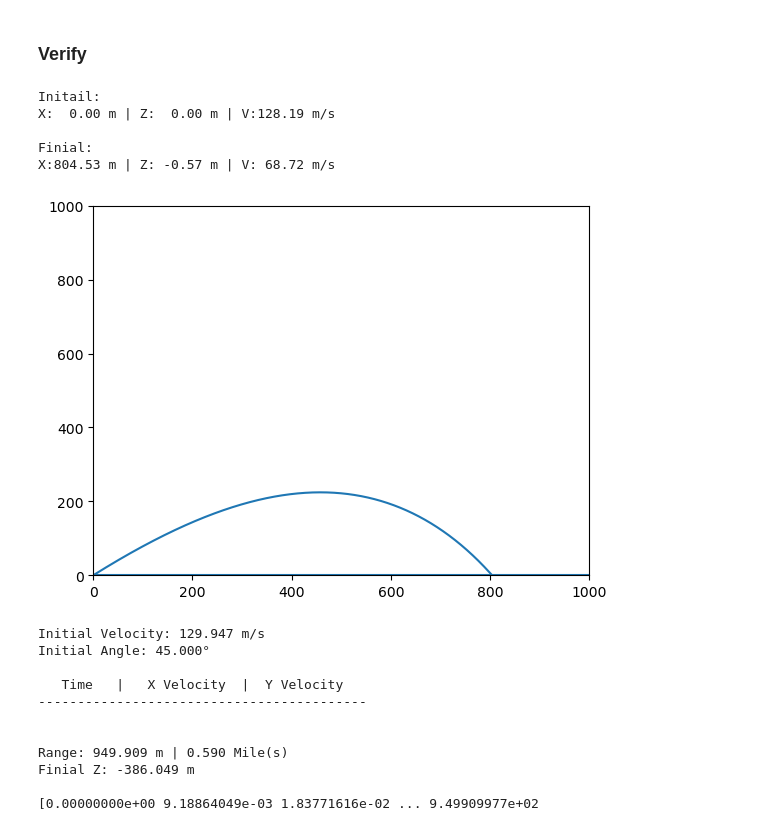
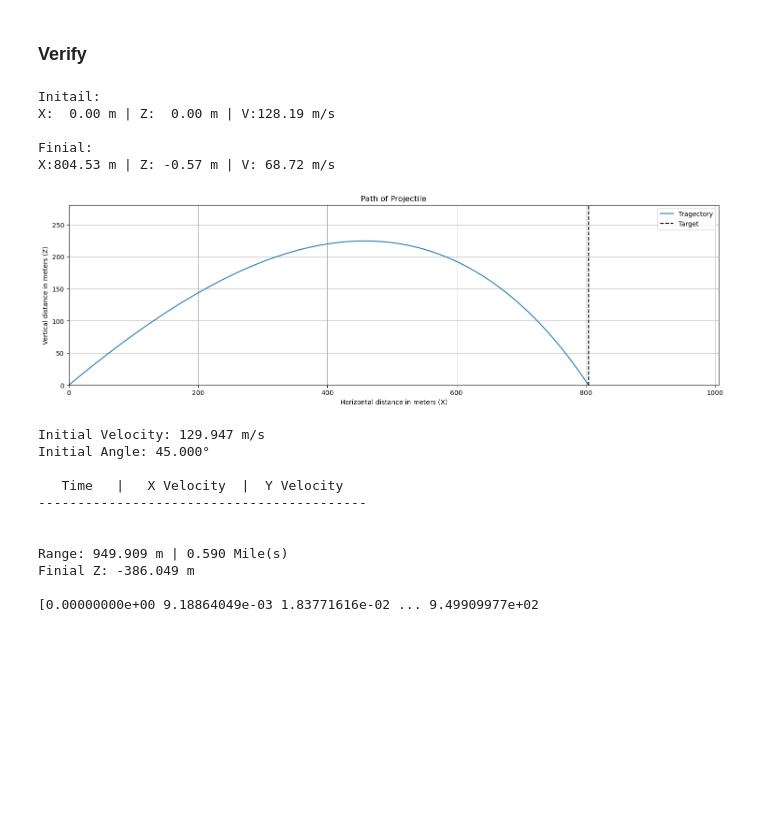
Before and after one commit to Hdog0723/Computing-Project-2, a Jupyter notebook: Project_2.ipynb, the cells around one changed output. Drawn from its saved outputs; the diff is of its cells as text; code cells hidden in the pictures; blank space fills up the shorter version.

```diff
--- a/Project_2.ipynb
+++ b/Project_2.ipynb
@@ -119,7 +119,8 @@ def Solve_Best(target_x, angles=np.arange(0, 80 , 5)):
 # %% [markdown]
 ### Test
 # %%
-best=Solve_Best(804.5)
+target=804.5
+best=Solve_Best(target)
 print(f"Best Tested Values:\nAngle:{best[0]:5.2f}\nVelocity:{best[1]:6.2f}")
 # %% [output]
 Best Tested Values:
@@ -128,34 +129,40 @@ Velocity:128.19
 # %% [markdown]
 ### Verify
 # %%
-# Validation
 v0=best[1] #m/s
 theta0=best[0]
 t_initial=0
 t_step=0.0001
 
 y0=np.array([0,0,v0*np.cos(np.deg2rad(theta0)),v0*np.sin(np.deg2rad(theta0))])
 
 t_c,v=Euler(t_initial,best[2],t_step,y0,system)
 
 initial=v[0]
 finial=v[len(v)-1]
 print(f'Initail:\nX:{initial[0]:6.2f} m | Z:{initial[1]:6.2f} m | V:{np.sqrt(initial[2]**2+initial[3]**2):6.2f} m/s\n')
 print(f'Finial:\nX:{finial[0]:6.2f} m | Z:{finial[1]:6.2f} m | V:{np.sqrt(finial[2]**2+finial[3]**2):6.2f} m/s')
 
 v=v.T
-plt.plot(v[0],v[1])
-plt.hlines(0,0,1000)
-plt.ylim((0,1000))
-plt.xlim((0,1000))
+figscale=5
+plt.figure(figsize=(figscale*v[0].max()/v[1].max(),figscale))
+plt.plot(v[0],v[1],label='Tragectory')
+plt.xlabel("Horizontal distance in meters (X)")
+plt.ylabel("Vertical distance in meters (Z)")
+plt.title("Path of Projectile")
+plt.vlines(target,0,v[1].max()*1.25,linestyles='--',colors='black',label='Target')
+plt.ylim((0,v[1].max()*1.25))
+plt.xlim((0,v[0].max()*1.25))
+plt.grid()
+plt.legend()
 plt.show()
 # %% [output]
 Initail:
 X:  0.00 m | Z:  0.00 m | V:128.19 m/s
 
 Finial:
 X:804.53 m | Z: -0.57 m | V: 68.72 m/s
-[figure, old version]
+[figure, new version]
 # %%
 t_initial=0
 t_finial=20
```
Also changed, not shown: parts of 3 cells of this notebook.
